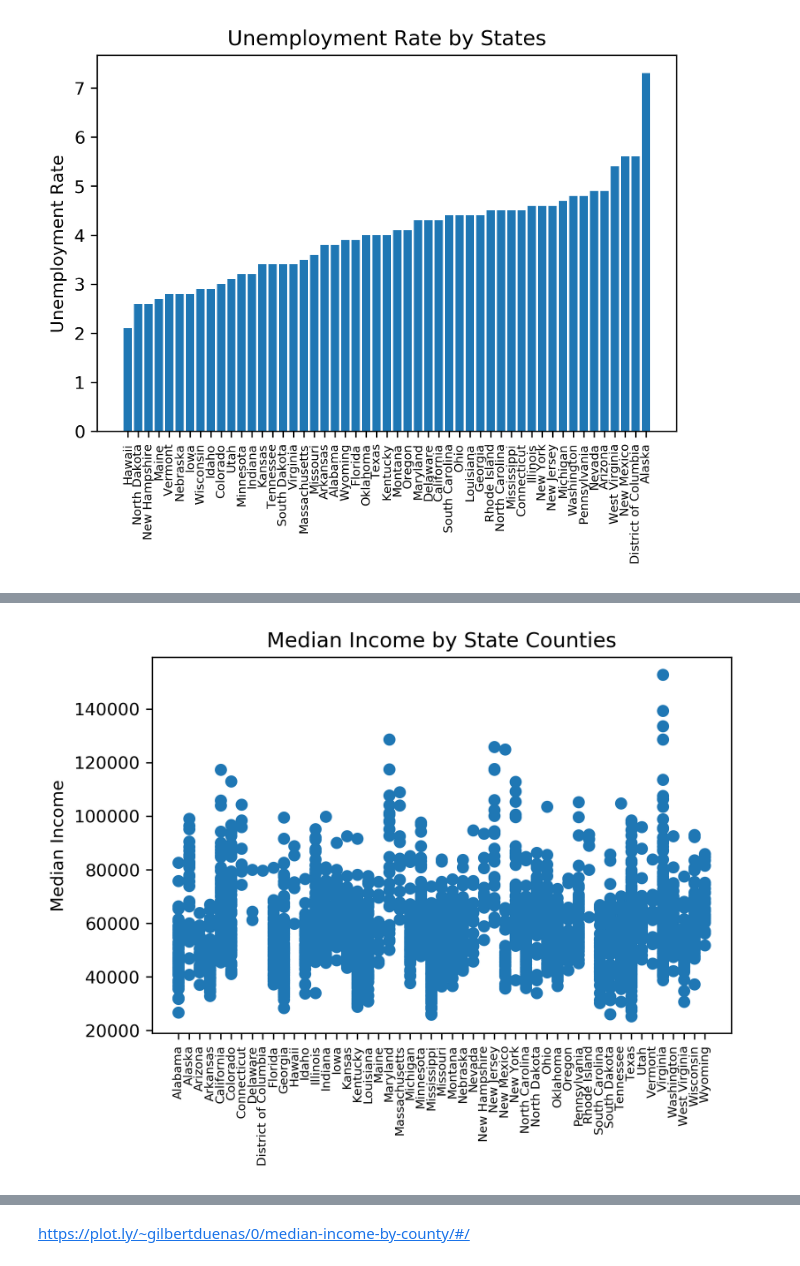
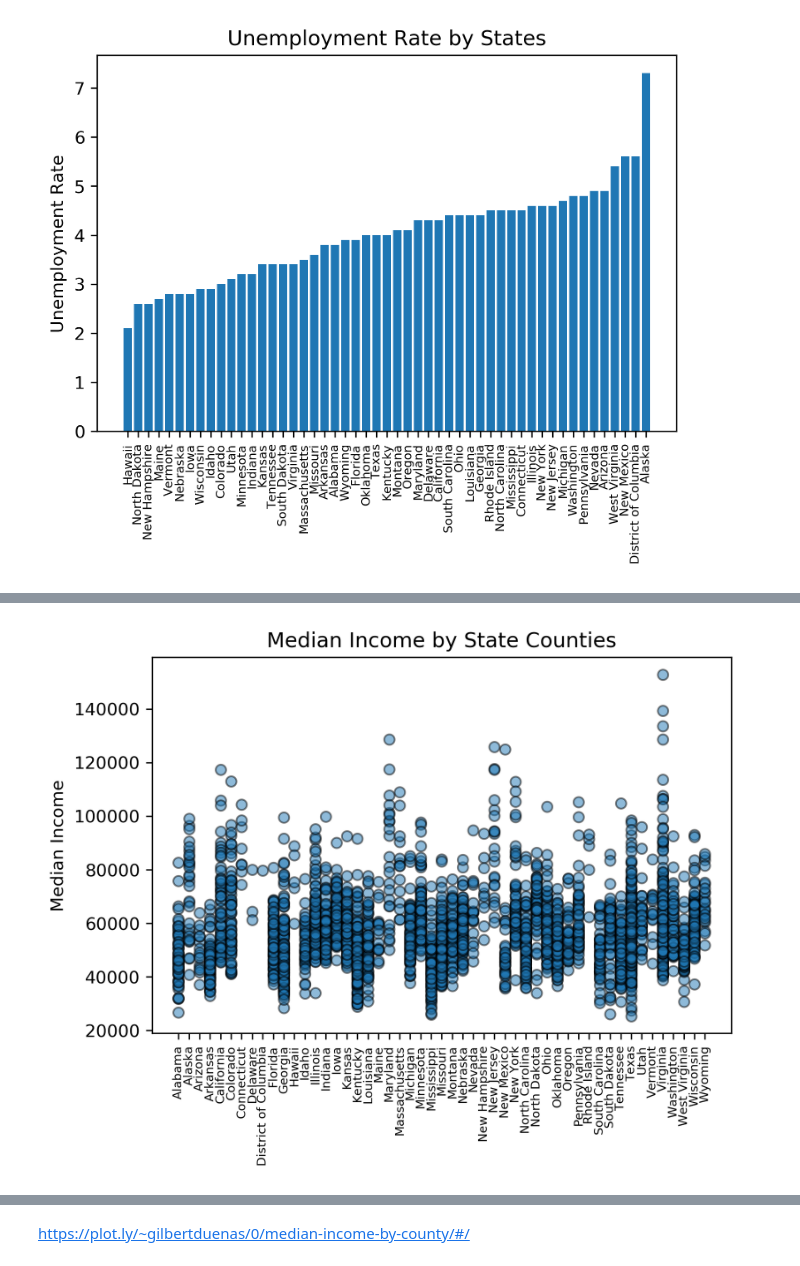
Before and after one commit to gilbertduenas/Wikipedia-Web-Scraping, a Jupyter notebook: Wikipedia Web Scraping.ipynb, the cells around one changed output, grey strips where cells are left out. Saved outputs shown, nothing was run; the diff lists cells and outputs as text; code cells hidden in the pictures.

Commit message:
Updated variables and added average median income

```diff
--- a/Wikipedia Web Scraping.ipynb
+++ b/Wikipedia Web Scraping.ipynb
@@ -111,16 +127,16 @@ plt.show()
 # %%
 # sort by state and save a csv
 df_medianincome_sort_state = df_medianincome_trim.sort_values(['State'])
-df_medianincome2 = df_medianincome_sort_state
-df_medianincome2.to_csv('list_of_state_and_counties_by_median_income.csv',header=1,index=False)
+df_medianincome3 = df_medianincome_sort_state
+df_medianincome3.to_csv('list_of_state_and_counties_by_median_income.csv',header=1,index=False)
 
 # plot the data
 plt.figure(dpi=300)
 plt.xticks( fontsize=7, rotation=90)
-plt.scatter(df_medianincome2['State'], df_medianincome2['MedianIncome'])
+plt.scatter(df_medianincome3['State'], df_medianincome3['MedianIncome'], edgecolors='black', alpha=0.50)
 plt.title('Median Income by State Counties')
 plt.ylabel('Median Income')
 plt.savefig('median_income_states.png', bbox_inches = 'tight')
 plt.show()
 # %% [output]
-[figure, old version]
+[figure, new version]
```
Also changed, not shown: parts of 5 cells of this notebook.
